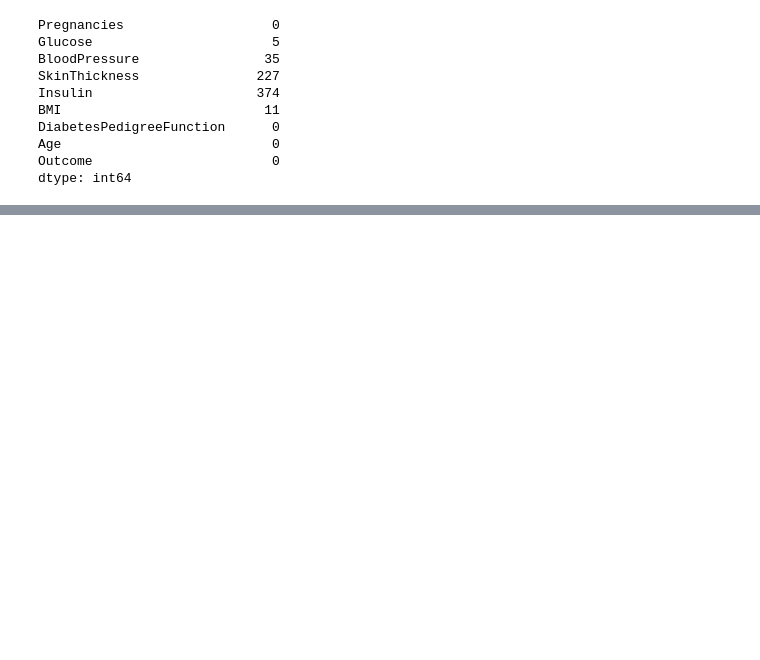
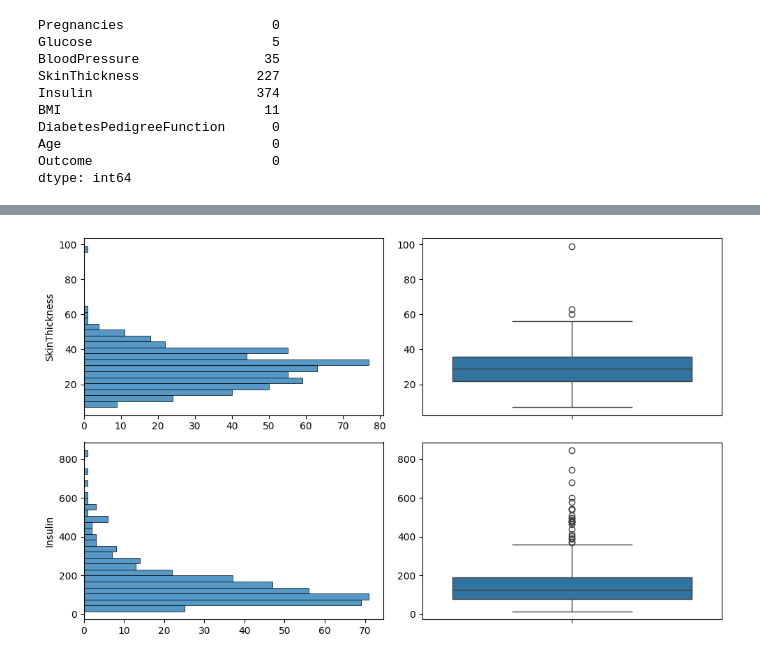
Before and after one commit to 4GeeksAcademy/AnthonnyMal-Machine-Learnig, a Jupyter notebook: src/04-eda-diabetes.ipynb, the cells around one changed output, grey strips where cells are left out. Cells and saved outputs as stored; diff of their text form; code cells hidden in the pictures; blank space fills up the shorter version.

```diff
--- a/src/04-eda-diabetes.ipynb
+++ b/src/04-eda-diabetes.ipynb
@@ -162,0 +241,3 @@ df_copy['BMI'] = df_copy['BMI'].fillna(df_copy['BMI'].median())
+# %%
+mask = df_copy["Glucose"].isna()
+df_copy.loc[mask, "Glucose"] = 107.91
@@ -162,0 +261,6 @@ df_copy['BMI'] = df_copy['BMI'].fillna(df_copy['BMI'].median())
+# %%
+cols = ["BloodPressure"]
+mask_both_missing = df_copy[cols].isna().all(axis=1)
+both_missing_df = df_copy.loc[mask_both_missing].copy()
+
+both_missing_df
@@ -162,0 +271,2 @@ df_copy['BMI'] = df_copy['BMI'].fillna(df_copy['BMI'].median())
+# %%
+df_copy = df_copy.loc[~mask_both_missing].copy()
@@ -162,0 +345,15 @@ df_copy['BMI'] = df_copy['BMI'].fillna(df_copy['BMI'].median())
+# %%
+num_variables = ["SkinThickness", "Insulin"]
+
+
+fig, axis = plt.subplots(len(num_variables), 2, figsize=(10, 3*len(num_variables)))
+
+for i, var in enumerate(num_variables):
+    sns.histplot(ax=axis[i, 0], data=df_copy, y=var).set(xlabel=None)
+    sns.boxplot(ax=axis[i, 1], data=df_copy, y=var).set(ylabel=None)
+
+
+plt.tight_layout()
+plt.show()
+# %% [output]
+[figure, added]
```
Also changed, not shown: parts of 57 cells of this notebook, 2 other files.
